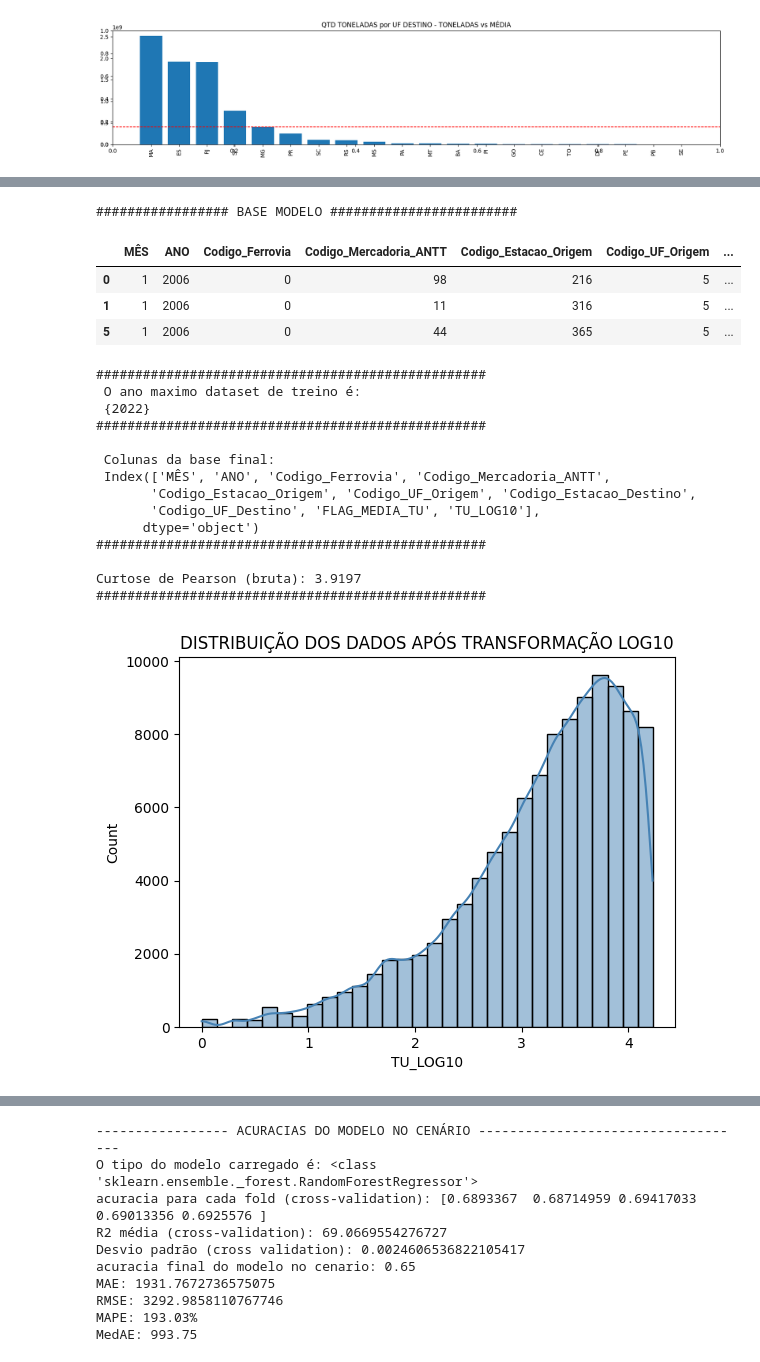
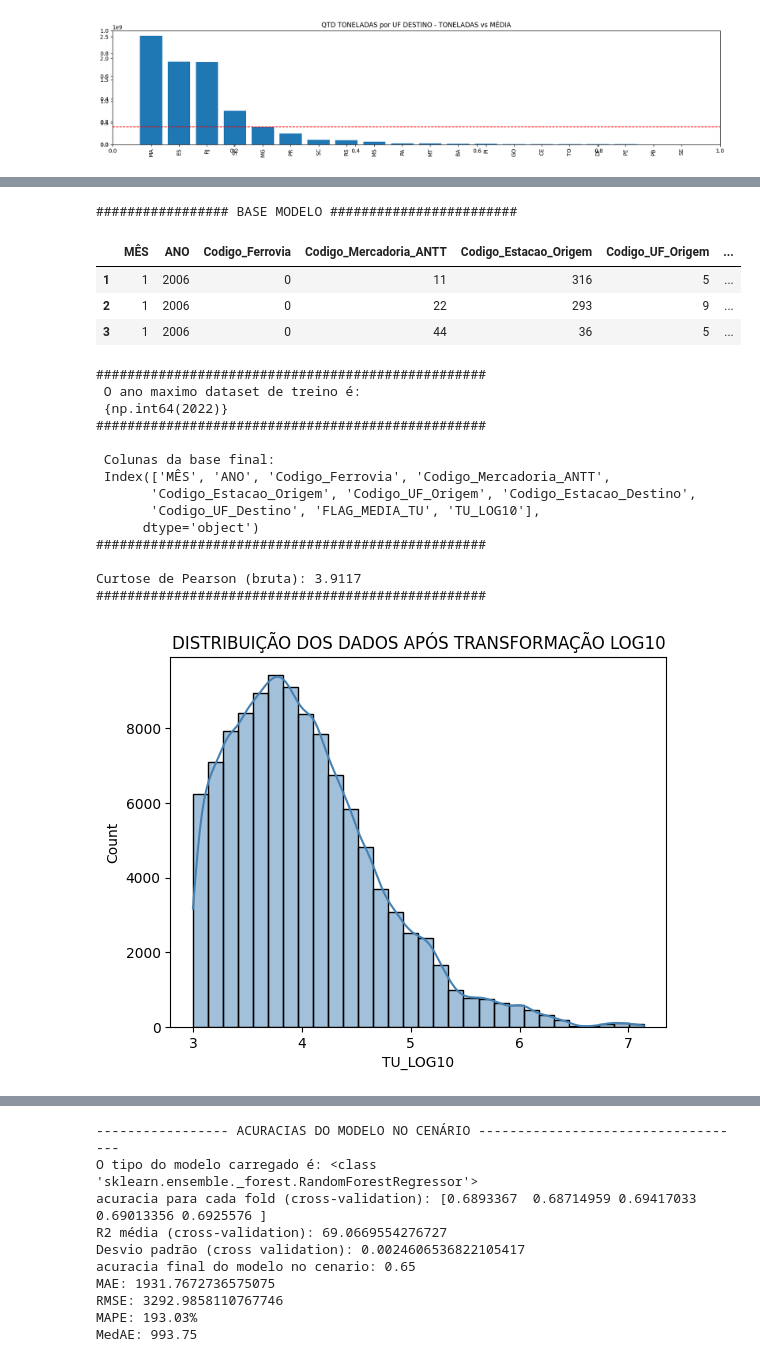
Before and after one commit to iugamil/ANTT_FERROVIAS_TONELADAS, a Jupyter notebook: 01-ANTT_FERROVIAS_RANDOMFOREST_REGRESSOR.ipynb, the cells around one changed output, grey strips where cells are left out. Cells and saved outputs as stored; diff of their text form; code cells hidden in the pictures.

```diff
--- a/01-ANTT_FERROVIAS_RANDOMFOREST_REGRESSOR.ipynb
+++ b/01-ANTT_FERROVIAS_RANDOMFOREST_REGRESSOR.ipynb
@@ -380,7 +379,7 @@ codigos_categorias.head(1)
 # %%
 ####################################################################################
 
-#     CRIANDO DATASET DO MODELO RANDOMFOREST
+#     TRANSFORMANDO DATASET DO MODELO RANDOMFOREST
 
 ####################################################################################
 
@@ -391,44 +390,48 @@ base_treino = codigos_categorias.select_dtypes(exclude=['object', 'category']).c
 #REMOVENDO DUPLICADOS
 base_treino = base_treino.drop_duplicates()
 base_treino = base_treino.fillna(0)
 
 # SALVANDO BASE DO MODELO COMPLETA SEM FILTROS
 base_modelo_completa = base_treino
 
 # LIMITANDO A BASE REMOVENDO 2023
 base_treino = base_treino[base_treino['ANO'] != 2023][list(base_treino.columns)]
 
 # REMOVENDO OS OUTLIERS - TUDO QUE ESTÁ MAIOR DO 3º QUARTIL EM TONELADAS
-q3 = base_treino['TU'].quantile(0.75)
-base_treino = base_treino[base_treino['TU'] <= q3]
+#q3 = base_treino['TU'].quantile(0.75)
+#base_treino = base_treino[base_treino['TU'] <= q3]
+#base_modelo = base_treino
+
+
+# REMOVENDO OS OUTLIERS - TUDO QUE É MENOR DE MIL TONELADAS
+base_treino = base_treino[base_treino['TU'] > 1000.00]
 base_modelo = base_treino
-
 
 # LOGARITMO BASE10
 base_modelo['TU_LOG10'] = np.log10(base_modelo['TU'])
 
 # REMOVENDO COLUNA REAL
 base_modelo = base_modelo.drop('TU', axis=1)
 
 
 base_modelo = base_modelo[["MÊS", "ANO", "Codigo_Ferrovia", "Codigo_Mercadoria_ANTT",
                           "Codigo_Estacao_Origem", "Codigo_UF_Origem", "Codigo_Estacao_Destino",
                           "Codigo_UF_Destino", "FLAG_MEDIA_TU", "TU_LOG10"]]
 
 
 print('################# BASE MODELO ########################')
 base_modelo.head(3)
 # %% [output]
 ################# BASE MODELO ########################
 |  | MÊS | ANO | Codigo_Ferrovia | Codigo_Mercadoria_ANTT | Codigo_Estacao_Origem | Codigo_UF_Origem | ... |
-| 0 | 1 | 2006 | 0 | 98 | 216 | 5 | ... |
 | 1 | 1 | 2006 | 0 | 11 | 316 | 5 | ... |
-| 5 | 1 | 2006 | 0 | 44 | 365 | 5 | ... |
+| 2 | 1 | 2006 | 0 | 22 | 293 | 9 | ... |
+| 3 | 1 | 2006 | 0 | 44 | 36 | 5 | ... |
 # %%
 ################################################################################
 
 
-# ANALISE EXPLORATORIA DOS DADOS - EDA
+# ANALISE EXPLORATORIA DOS DADOS QUE VAO AO MODELO - EDA
 
 ################################################################################
 
@@ -465,7 +468,7 @@ plt.show()
 # %% [output]
 ##################################################
  O ano maximo dataset de treino é:
- {2022}
+ {np.int64(2022)}
 ##################################################
 
  Colunas da base final:
@@ -475,6 +478,6 @@ plt.show()
       dtype='object')
 ##################################################
 
-Curtose de Pearson (bruta): 3.9197
+Curtose de Pearson (bruta): 3.9117
 ##################################################
-[figure, old version]
+[figure, new version]
```
Also changed, not shown: parts of 10 cells of this notebook.
